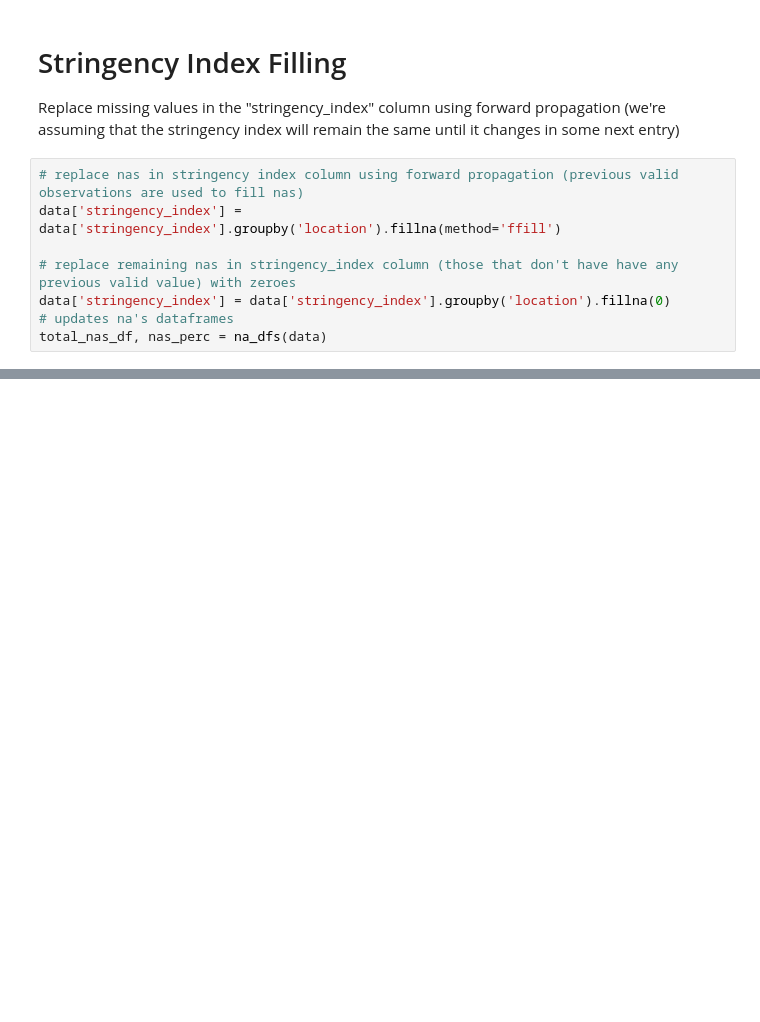
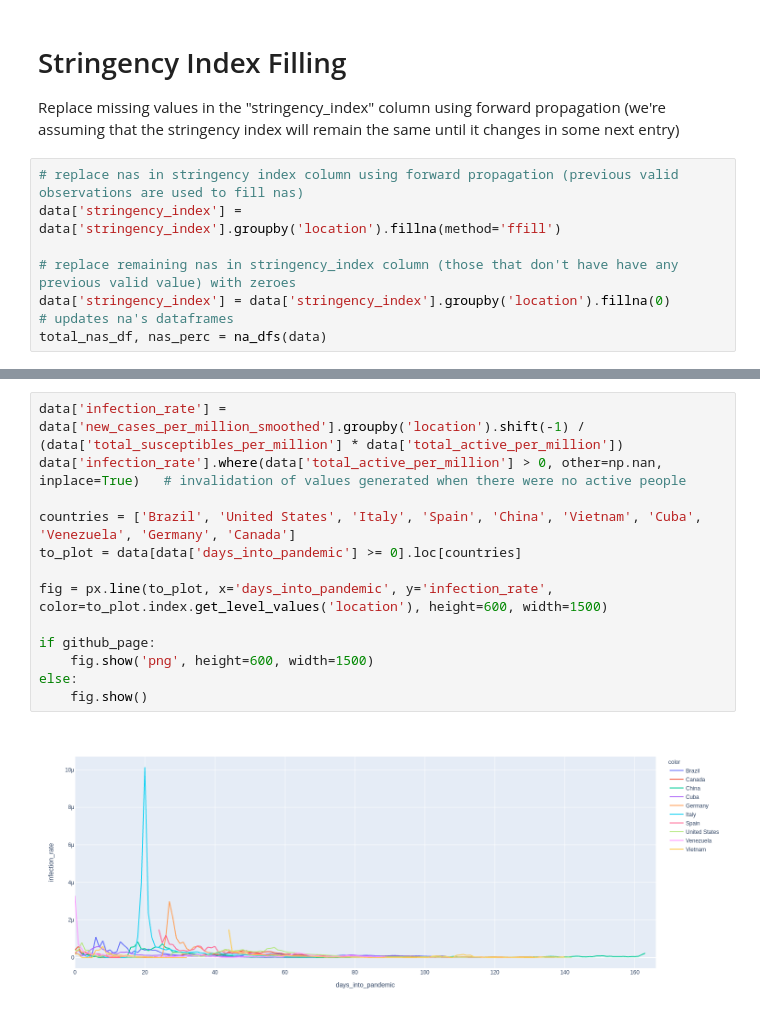
Before and after one commit to cmpaulo/corona, a Jupyter notebook: data_explorer_ML.ipynb, the cells around one changed output, grey strips where cells are left out. Drawn from its saved outputs; the diff is of its cells as text; blank space fills up the shorter version.

```diff
--- a/data_explorer_ML.ipynb
+++ b/data_explorer_ML.ipynb
@@ -243,0 +355,15 @@ NaN in column days_into_pandemic: 0.
+# %%
+data['infection_rate'] = data['new_cases_per_million_smoothed'].groupby('location').shift(-1) / (data['total_susceptibles_per_million'] * data['total_active_per_million'])
+data['infection_rate'].where(data['total_active_per_million'] > 0, other=np.nan, inplace=True)   # invalidation of values generated when there were no active people
+
+countries = ['Brazil', 'United States', 'Italy', 'Spain', 'China', 'Vietnam', 'Cuba', 'Venezuela', 'Germany', 'Canada']
+to_plot = data[data['days_into_pandemic'] >= 0].loc[countries]
+
+fig = px.line(to_plot, x='days_into_pandemic', y='infection_rate', color=to_plot.index.get_level_values('location'), height=600, width=1500)
+
+if github_page:
+    fig.show('png', height=600, width=1500)
+else:
+    fig.show()
+# %% [output]
+[figure, added]
```
Also changed, not shown: parts of 54 cells of this notebook, 9 other files.
